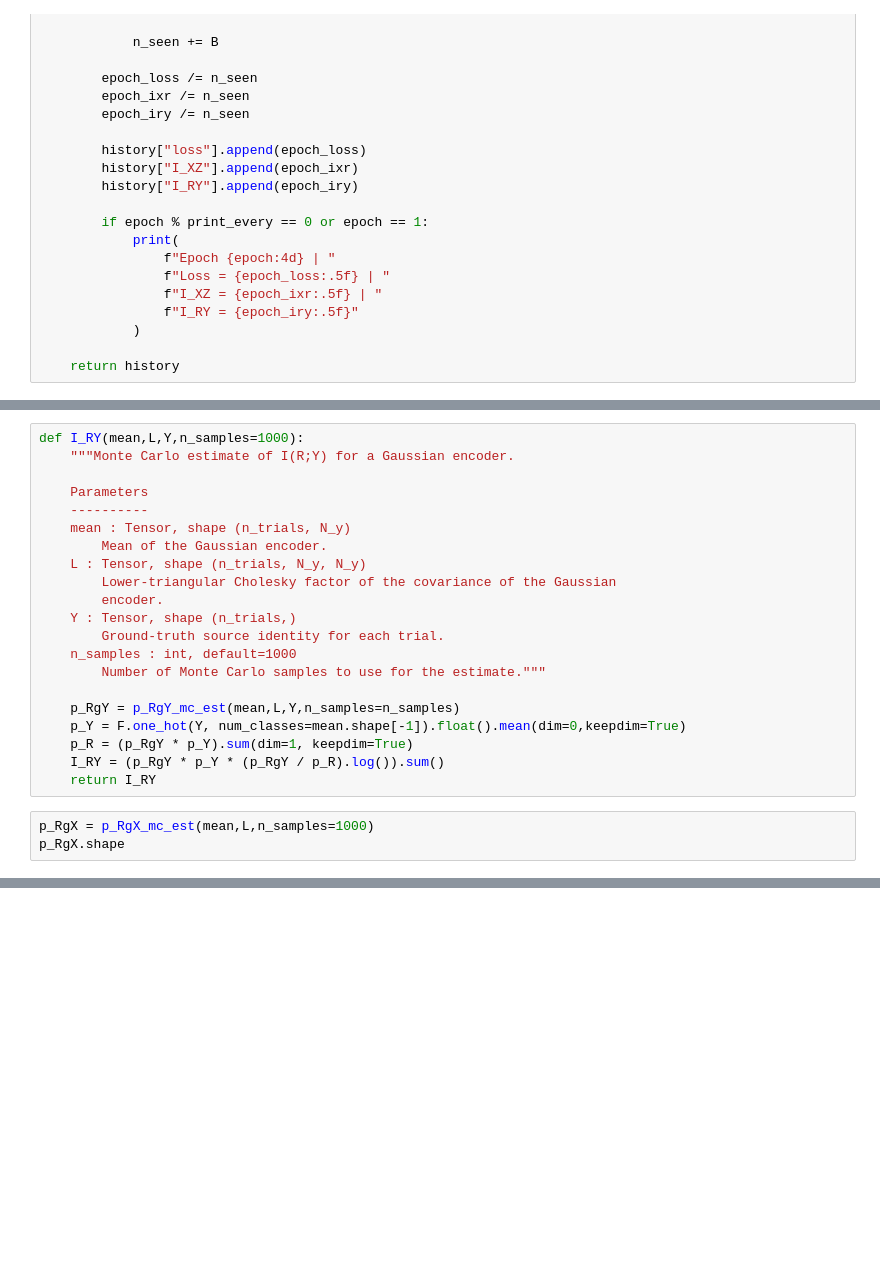
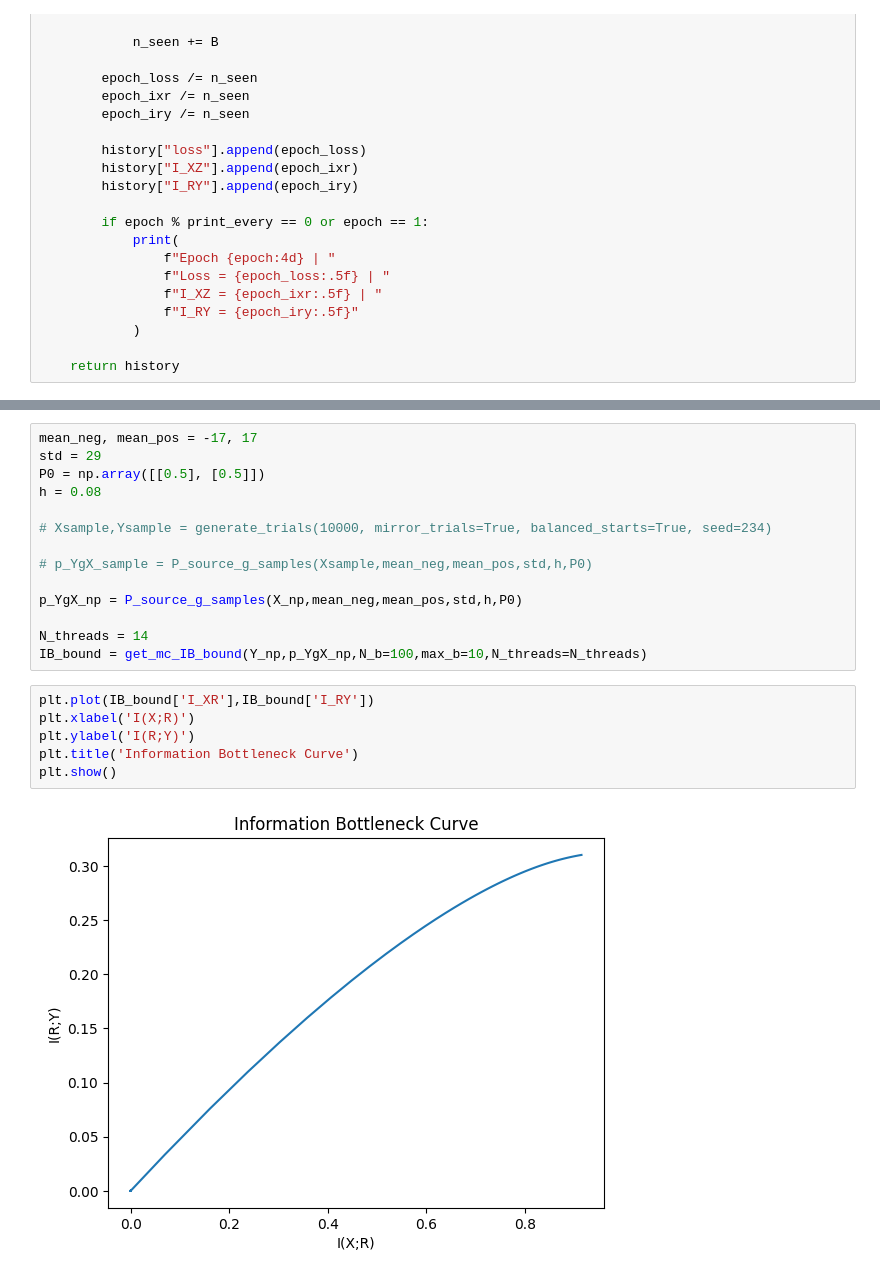
Before and after one commit to jacobaparker/Copy_Murphy2021, a Jupyter notebook: variational-IB_encoding-model.ipynb, the cells around one changed output, grey strips where cells are left out. Cells and saved outputs as stored; diff of their text form; blank space fills up the shorter version.

Commit message:
comparison of continuous R (Z in this case) IB encoding to behavioral IB bound

```diff
--- a/variational-IB_encoding-model.ipynb
+++ b/variational-IB_encoding-model.ipynb
@@ -817,24 +745,0 @@ tensor(0.0101)
-# %%
-def I_RY(mean,L,Y,n_samples=1000):
-    """Monte Carlo estimate of I(R;Y) for a Gaussian encoder.
-
-    Parameters
-    ----------
-    mean : Tensor, shape (n_trials, N_y)
-        Mean of the Gaussian encoder.
-    L : Tensor, shape (n_trials, N_y, N_y)
-        Lower-triangular Cholesky factor of the covariance of the Gaussian
-        encoder.
-    Y : Tensor, shape (n_trials,)
-        Ground-truth source identity for each trial.
-    n_samples : int, default=1000
-        Number of Monte Carlo samples to use for the estimate."""
-
-    p_RgY = p_RgY_mc_est(mean,L,Y,n_samples=n_samples)
-    p_Y = F.one_hot(Y, num_classes=mean.shape[-1]).float().mean(dim=0,keepdim=True)
-    p_R = (p_RgY * p_Y).sum(dim=1, keepdim=True)
-    I_RY = (p_RgY * p_Y * (p_RgY / p_R).log()).sum()
-    return I_RY
-# %%
-p_RgX = p_RgX_mc_est(mean,L,n_samples=1000)
-p_RgX.shape
@@ -1019,0 +970,22 @@ def p_RgX_mc_est(mean,L,n_samples=1000):
+# %%
+mean_neg, mean_pos = -17, 17
+std = 29
+P0 = np.array([[0.5], [0.5]])
+h = 0.08
+
+# Xsample,Ysample = generate_trials(10000, mirror_trials=True, balanced_starts=True, seed=234)
+
+# p_YgX_sample = P_source_g_samples(Xsample,mean_neg,mean_pos,std,h,P0)
+
+p_YgX_np = P_source_g_samples(X_np,mean_neg,mean_pos,std,h,P0)
+
+N_threads = 14
+IB_bound = get_mc_IB_bound(Y_np,p_YgX_np,N_b=100,max_b=10,N_threads=N_threads)
+# %%
+plt.plot(IB_bound['I_XR'],IB_bound['I_RY'])
+plt.xlabel('I(X;R)')
+plt.ylabel('I(R;Y)')
+plt.title('Information Bottleneck Curve')
+plt.show()
+# %% [output]
+[figure, added]
```
Also changed, not shown: parts of 67 cells of this notebook.
